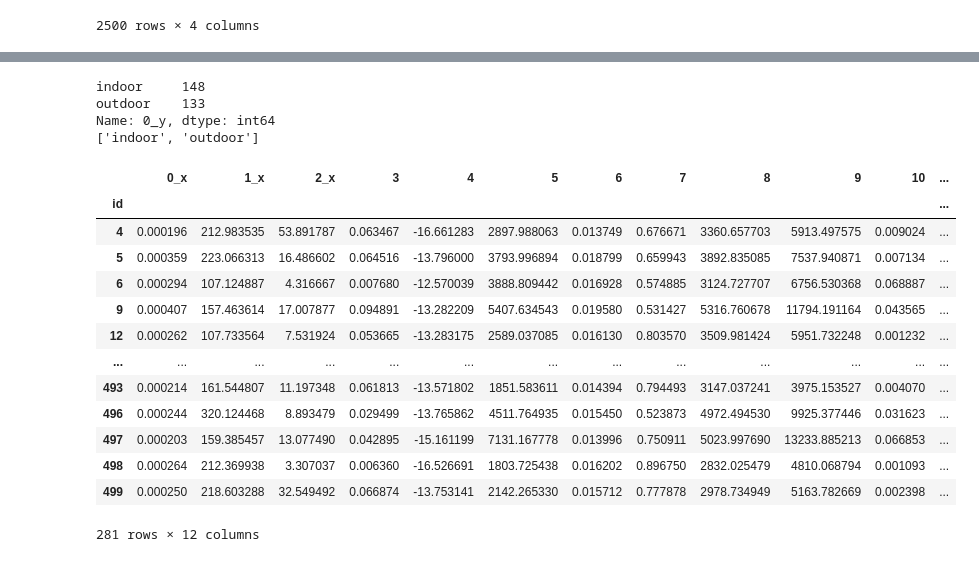
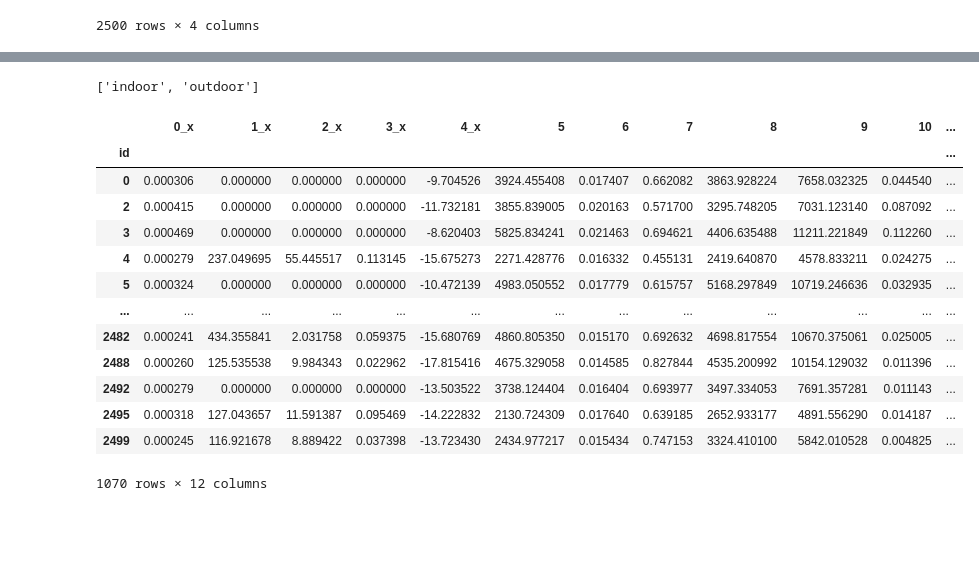
Before and after one commit to arkochatterjee/qmul-mLEnd-project, a Jupyter notebook: advanced.ipynb, the cells around one changed output, grey strips where cells are left out. Cells and saved outputs as stored; diff of their text form; code cells hidden in the pictures; blank space fills up the shorter version.

```diff
--- a/advanced.ipynb
+++ b/advanced.ipynb
@@ -178,4 +399,4 @@ df3.to_csv('feature-set-3-adv.csv')
 # %%
-df_adv = pd.read_csv('/home/jovyan/ML/git-code/feature-set-3-adv.csv').set_index('id')
+df_adv = pd.read_csv('/home/jovyan/ML/git-code/feature-set-4-adv-full.csv').set_index('id')
 df_adv
 # %% [output]
@@ -225,6 +437,14 @@ kensington     25
 Name: 1_y, dtype: int64
 # %%
-options = ['campus', 'westend']
+'''
+
+for simplicity purposes - we are rejigging our problem statement to predict between 2 areas - 'campus' & 'westend'
+
+because these two labels have comparable sample sizes!
+
+'''
+
+options = ['british', 'westend']
 df_1 = df_adv.loc[df_adv['1_y'].isin(options)]
 df_1
 # %% [output]
@@ -245,39 +465,47 @@ df_1
+# %%
+'''
+
+- Keeping X as feature sets of the audio sample and indoor/outdoor but removing spot, location and participantID
+- Keeping Y as the labels of indoor/outdoor for that particular audio sample
+
+'''
+
+X = df_1.drop(['1_y', '2_y', '3_y', '4_y'], axis=1)
+y = df_1['1_y']
 # %%
-X = df_1.drop(['1_y', '2_y'], axis=1)
-print(X['0_y'].value_counts())
+'''
+
+Now, we need to encode the indoor/outdoor label list - so that it is easier for the model to predict!
+
+'''
+
 
 from sklearn import preprocessing
 
 le = preprocessing.LabelEncoder()
-
 le.fit(X['0_y'])
 print(list(le.classes_))
 X['0_y'] = le.transform(X['0_y'])
 
 # le.fit(X['2_y'])
 # print(list(le.classes_))
 # X['2_y'] = le.transform(X['2_y'])
 
-
-
 X
 # %% [output]
-indoor     148
-outdoor    133
-Name: 0_y, dtype: int64
 ['indoor', 'outdoor']
-|  | 0_x | 1_x | 2_x | 3 | 4 | 5 | 6 | 7 | 8 | 9 | 10 | ... |
+|  | 0_x | 1_x | 2_x | 3_x | 4_x | 5 | 6 | 7 | 8 | 9 | 10 | ... |
 | id |  |  |  |  |  |  |  |  |  |  |  | ... |
-| 4 | 0.000196 | 212.983535 | 53.891787 | 0.063467 | -16.661283 | 2897.988063 | 0.013749 | 0.676671 | 3360.657703 | 5913.497575 | 0.009024 | ... |
-| 5 | 0.000359 | 223.066313 | 16.486602 | 0.064516 | -13.796000 | 3793.996894 | 0.018799 | 0.659943 | 3892.835085 | 7537.940871 | 0.007134 | ... |
-| 6 | 0.000294 | 107.124887 | 4.316667 | 0.007680 | -12.570039 | 3888.809442 | 0.016928 | 0.574885 | 3124.727707 | 6756.530368 | 0.068887 | ... |
-| 9 | 0.000407 | 157.463614 | 17.007877 | 0.094891 | -13.282209 | 5407.634543 | 0.019580 | 0.531427 | 5316.760678 | 11794.191164 | 0.043565 | ... |
-| 12 | 0.000262 | 107.733564 | 7.531924 | 0.053665 | -13.283175 | 2589.037085 | 0.016130 | 0.803570 | 3509.981424 | 5951.732248 | 0.001232 | ... |
+| 0 | 0.000306 | 0.000000 | 0.000000 | 0.000000 | -9.704526 | 3924.455408 | 0.017407 | 0.662082 | 3863.928224 | 7658.032325 | 0.044540 | ... |
+| 2 | 0.000415 | 0.000000 | 0.000000 | 0.000000 | -11.732181 | 3855.839005 | 0.020163 | 0.571700 | 3295.748205 | 7031.123140 | 0.087092 | ... |
+| 3 | 0.000469 | 0.000000 | 0.000000 | 0.000000 | -8.620403 | 5825.834241 | 0.021463 | 0.694621 | 4406.635488 | 11211.221849 | 0.112260 | ... |
+| 4 | 0.000279 | 237.049695 | 55.445517 | 0.113145 | -15.675273 | 2271.428776 | 0.016332 | 0.455131 | 2419.640870 | 4578.833211 | 0.024275 | ... |
+| 5 | 0.000324 | 0.000000 | 0.000000 | 0.000000 | -10.472139 | 4983.050552 | 0.017779 | 0.615757 | 5168.297849 | 10719.246636 | 0.032935 | ... |
 | ... | ... | ... | ... | ... | ... | ... | ... | ... | ... | ... | ... | ... |
-| 493 | 0.000214 | 161.544807 | 11.197348 | 0.061813 | -13.571802 | 1851.583611 | 0.014394 | 0.794493 | 3147.037241 | 3975.153527 | 0.004070 | ... |
-| 496 | 0.000244 | 320.124468 | 8.893479 | 0.029499 | -13.765862 | 4511.764935 | 0.015450 | 0.523873 | 4972.494530 | 9925.377446 | 0.031623 | ... |
-| 497 | 0.000203 | 159.385457 | 13.077490 | 0.042895 | -15.161199 | 7131.167778 | 0.013996 | 0.750911 | 5023.997690 | 13233.885213 | 0.066853 | ... |
-| 498 | 0.000264 | 212.369938 | 3.307037 | 0.006360 | -16.526691 | 1803.725438 | 0.016202 | 0.896750 | 2832.025479 | 4810.068794 | 0.001093 | ... |
-| 499 | 0.000250 | 218.603288 | 32.549492 | 0.066874 | -13.753141 | 2142.265330 | 0.015712 | 0.777878 | 2978.734949 | 5163.782669 | 0.002398 | ... |
+| 2482 | 0.000241 | 434.355841 | 2.031758 | 0.059375 | -15.680769 | 4860.805350 | 0.015170 | 0.692632 | 4698.817554 | 10670.375061 | 0.025005 | ... |
+| 2488 | 0.000260 | 125.535538 | 9.984343 | 0.022962 | -17.815416 | 4675.329058 | 0.014585 | 0.827844 | 4535.200992 | 10154.129032 | 0.011396 | ... |
+| 2492 | 0.000279 | 0.000000 | 0.000000 | 0.000000 | -13.503522 | 3738.124404 | 0.016404 | 0.693977 | 3497.334053 | 7691.357281 | 0.011143 | ... |
+| 2495 | 0.000318 | 127.043657 | 11.591387 | 0.095469 | -14.222832 | 2130.724309 | 0.017640 | 0.639185 | 2652.933177 | 4891.556290 | 0.014187 | ... |
+| 2499 | 0.000245 | 116.921678 | 8.889422 | 0.037398 | -13.723430 | 2434.977217 | 0.015434 | 0.747153 | 3324.410100 | 5842.010528 | 0.004825 | ... |
-281 rows × 12 columns
+1070 rows × 12 columns
 # %%
```
Also changed, not shown: parts of 71 cells of this notebook, 3 other files.
